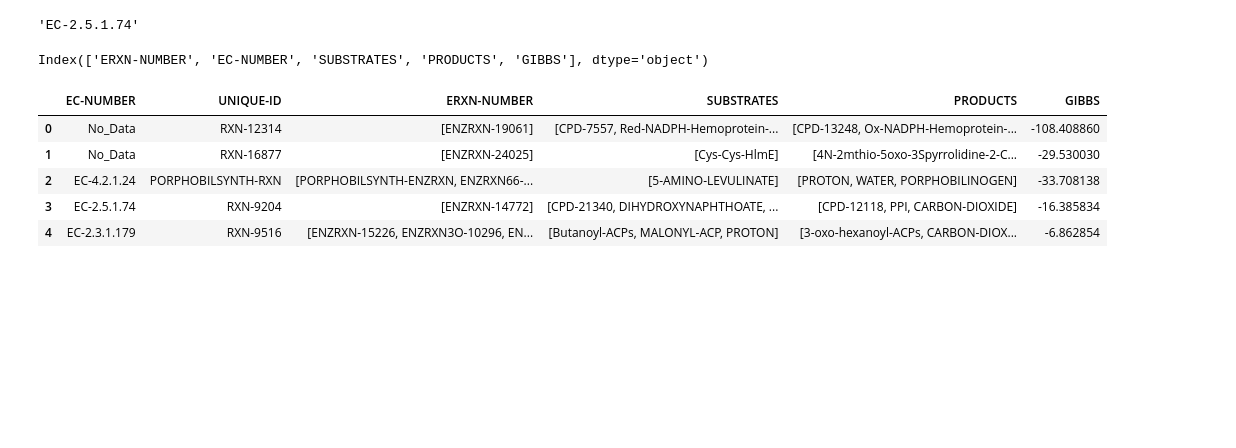
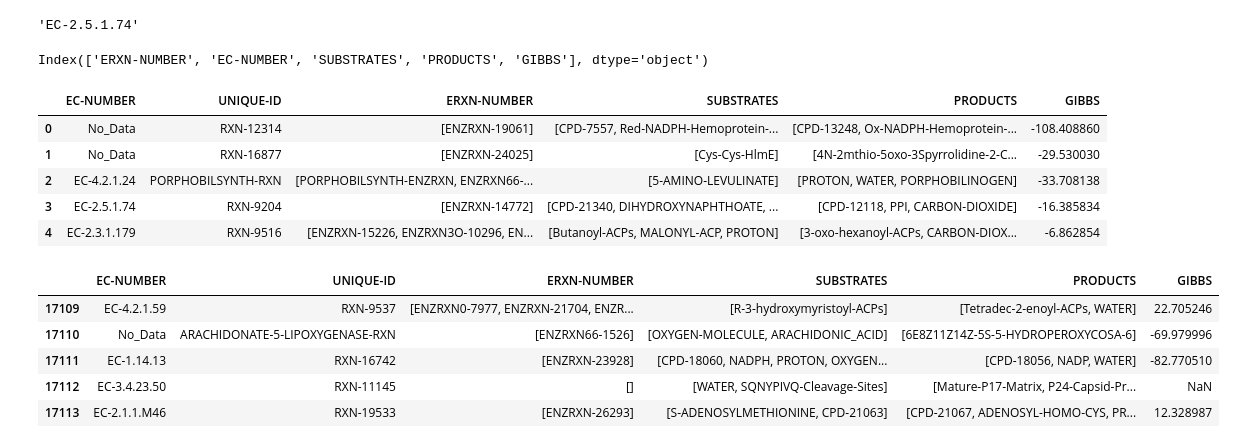
Before and after one commit to metamoles/metamoles, a Jupyter notebook: notebooks/Data_organization.ipynb, the cells around one changed output. Cells and saved outputs as stored; diff of their text form; code cells hidden in the pictures; blank space fills up the shorter version.

```diff
--- a/notebooks/Data_organization.ipynb
+++ b/notebooks/Data_organization.ipynb
@@ -371,5 +371,14 @@ df_master.head()
 | 2 | EC-4.2.1.24 | PORPHOBILSYNTH-RXN | [PORPHOBILSYNTH-ENZRXN, ENZRXN66-... | [5-AMINO-LEVULINATE] | [PROTON, WATER, PORPHOBILINOGEN] | -33.708138 |
 | 3 | EC-2.5.1.74 | RXN-9204 | [ENZRXN-14772] | [CPD-21340, DIHYDROXYNAPHTHOATE, ... | [CPD-12118, PPI, CARBON-DIOXIDE] | -16.385834 |
 | 4 | EC-2.3.1.179 | RXN-9516 | [ENZRXN-15226, ENZRXN3O-10296, EN... | [Butanoyl-ACPs, MALONYL-ACP, PROTON] | [3-oxo-hexanoyl-ACPs, CARBON-DIOX... | -6.862854 |
+# %%
+df_master.tail()
+# %% [output]
+|  | EC-NUMBER | UNIQUE-ID | ERXN-NUMBER | SUBSTRATES | PRODUCTS | GIBBS |
+| 17109 | EC-4.2.1.59 | RXN-9537 | [ENZRXN0-7977, ENZRXN-21704, ENZR... | [R-3-hydroxymyristoyl-ACPs] | [Tetradec-2-enoyl-ACPs, WATER] | 22.705246 |
+| 17110 | No_Data | ARACHIDONATE-5-LIPOXYGENASE-RXN | [ENZRXN66-1526] | [OXYGEN-MOLECULE, ARACHIDONIC_ACID] | [6E8Z11Z14Z-5S-5-HYDROPEROXYCOSA-6] | -69.979996 |
+| 17111 | EC-1.14.13 | RXN-16742 | [ENZRXN-23928] | [CPD-18060, NADPH, PROTON, OXYGEN... | [CPD-18056, NADP, WATER] | -82.770510 |
+| 17112 | EC-3.4.23.50 | RXN-11145 | [] | [WATER, SQNYPIVQ-Cleavage-Sites] | [Mature-P17-Matrix, P24-Capsid-Pr... | NaN |
+| 17113 | EC-2.1.1.M46 | RXN-19533 | [ENZRXN-26293] | [S-ADENOSYLMETHIONINE, CPD-21063] | [CPD-21067, ADENOSYL-HOMO-CYS, PR... | 12.328987 |
 # %%
 df_duplicate = df_master.groupby('EC-NUMBER').size().reset_index(name='count')
```
Also changed, not shown: parts of 9 cells of this notebook.
